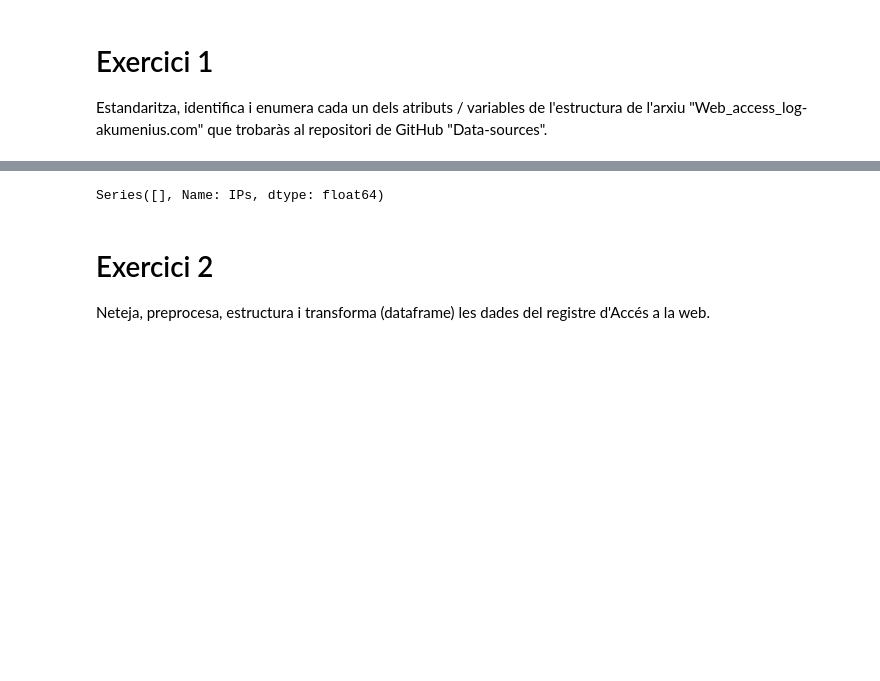
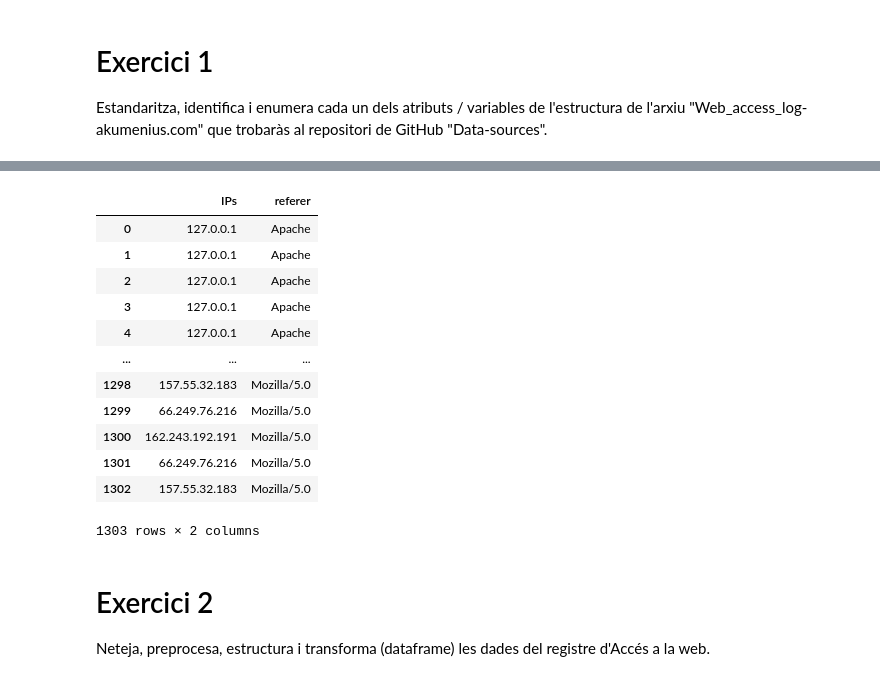
Before and after one commit to JMML2021/0401_Registre-de-logs, a Jupyter notebook: 0401_Registre-de-logs Rev C.ipynb, the cells around one changed output, grey strips where cells are left out. Drawn from its saved outputs; the diff is of its cells as text; code cells hidden in the pictures; blank space fills up the shorter version.

```diff
--- a/0401_Registre-de-logs Rev C.ipynb
+++ b/0401_Registre-de-logs Rev C.ipynb
@@ -220,9 +239,21 @@ df_salida.shape
 # %%
 df=  pd.read_csv(path)
 # %%
-df_salida['IPs']
+df_salida[['IPs','referer'] ]
 # %% [output]
+|  | IPs | referer |
+| 0 | 127.0.0.1 | Apache |
+| 1 | 127.0.0.1 | Apache |
+| 2 | 127.0.0.1 | Apache |
+| 3 | 127.0.0.1 | Apache |
+| 4 | 127.0.0.1 | Apache |
+| ... | ... | ... |
+| 1298 | 157.55.32.183 | Mozilla/5.0 |
+| 1299 | 66.249.76.216 | Mozilla/5.0 |
+| 1300 | 162.243.192.191 | Mozilla/5.0 |
+| 1301 | 66.249.76.216 | Mozilla/5.0 |
+| 1302 | 157.55.32.183 | Mozilla/5.0 |
-Series([], Name: IPs, dtype: float64)
+1303 rows × 2 columns
 # %% [markdown]
 # Exercici 2
 Neteja, preprocesa, estructura i transforma (dataframe) les dades del registre d'Accés a la web.
```
Also changed, not shown: parts of 7 cells of this notebook.
